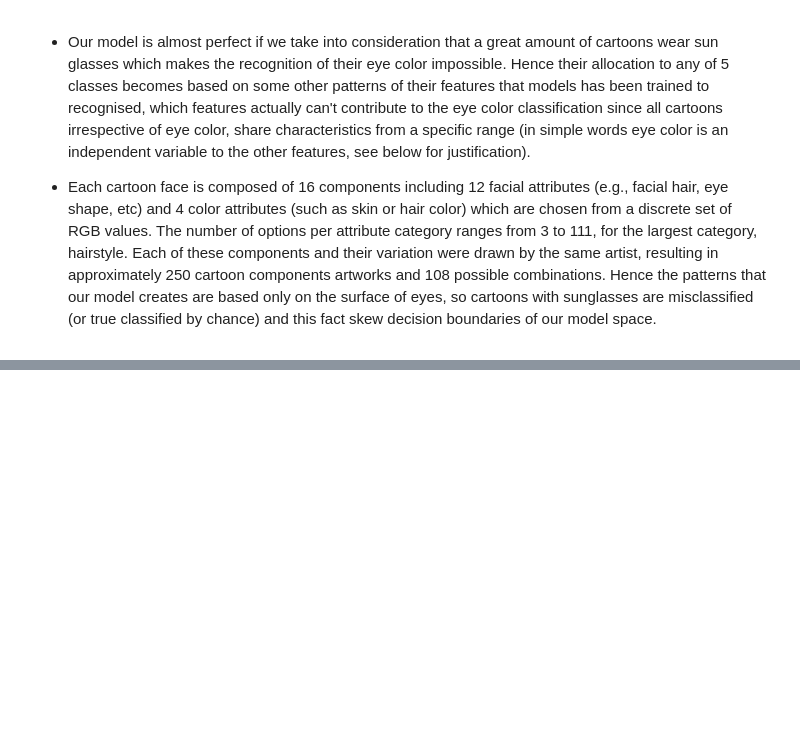
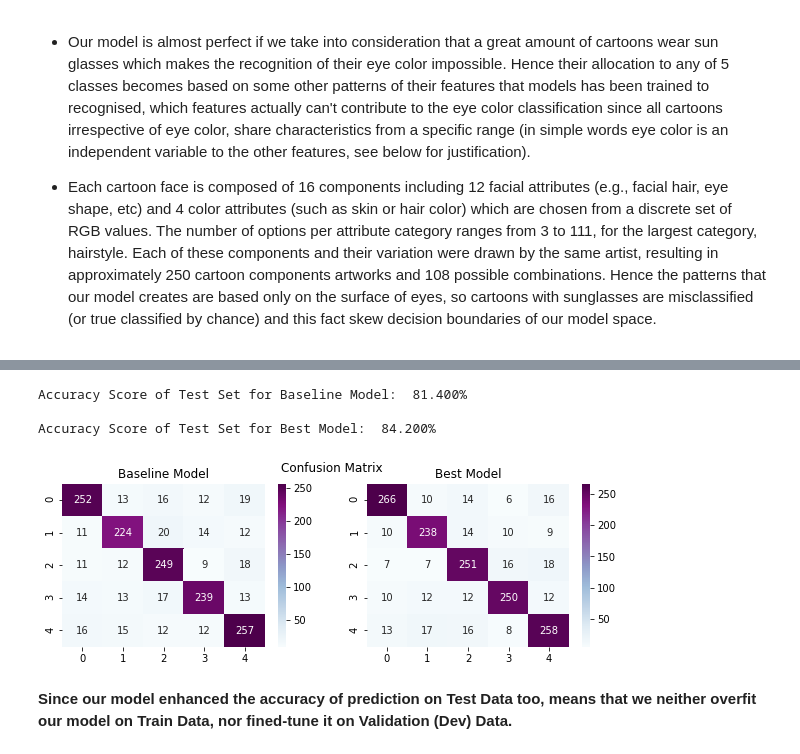
Before and after one commit to xeniakal/AMLS_20-21_SN20159465, a Jupyter notebook: B2/EyeColorRecognition.ipynb, the cells around one changed output, grey strips where cells are left out. Saved outputs shown, nothing was run; the diff lists cells and outputs as text; code cells hidden in the pictures; blank space fills up the shorter version.

```diff
--- a/B2/EyeColorRecognition.ipynb
+++ b/B2/EyeColorRecognition.ipynb
@@ -904,0 +946,30 @@ Accuracy Score:  84.333%
+# %%
+#Baseline model
+preds_lr_base= clf_lr_base.predict(X_test_)
+acc_lr_base = accuracy_score(y_test_, preds_lr_base)
+print("\nAccuracy Score of Test Set for Baseline Model: ","{:.3%}".format(acc_lr_base))
+conf_matrix1 = confusion_matrix(y_test_, preds_lr_base)
+
+#Best model
+preds= clf_lr_PCA.predict(X_test_PCA)
+accuracy = accuracy_score(y_test,preds)
+print("\nAccuracy Score of Test Set for Best Model: ","{:.3%}".format(accuracy))
+conf_matrix2 = confusion_matrix(y_test, preds)
+
+fig, (ax1, ax2) = plt.subplots(1, 2, figsize=(10,3))
+fig.suptitle('Confusion Matrix', fontsize=12)
+labels=['0','1','2','3','4']
+
+ax1.set_title('Baseline Model')
+sns.heatmap(conf_matrix1, annot=True, fmt='g', xticklabels=labels, yticklabels=labels,cmap= "BuPu",ax=ax1)
+
+ax2.set_title('Best Model')
+sns.heatmap(conf_matrix2, annot=True, fmt='g', xticklabels=labels, yticklabels=labels,cmap= "BuPu",ax=ax2)
+plt.show()
+# %% [output]
+Accuracy Score of Test Set for Baseline Model:  81.400%
+
+Accuracy Score of Test Set for Best Model:  84.200%
+[figure, added]
+# %% [markdown]
+**Since our model enhanced the accuracy of prediction on Test Data too, means that we neither overfit our model on Train Data, nor fined-tune it on Validation (Dev) Data.**
```
Also changed, not shown: parts of 11 cells of this notebook.
